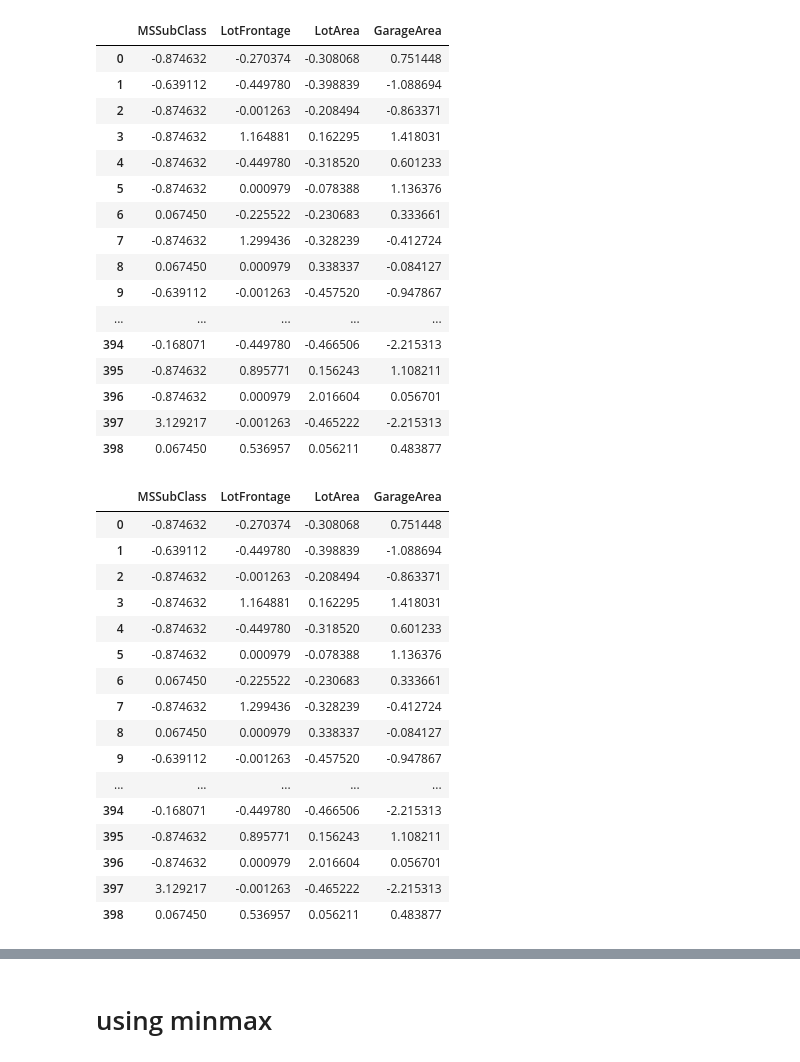
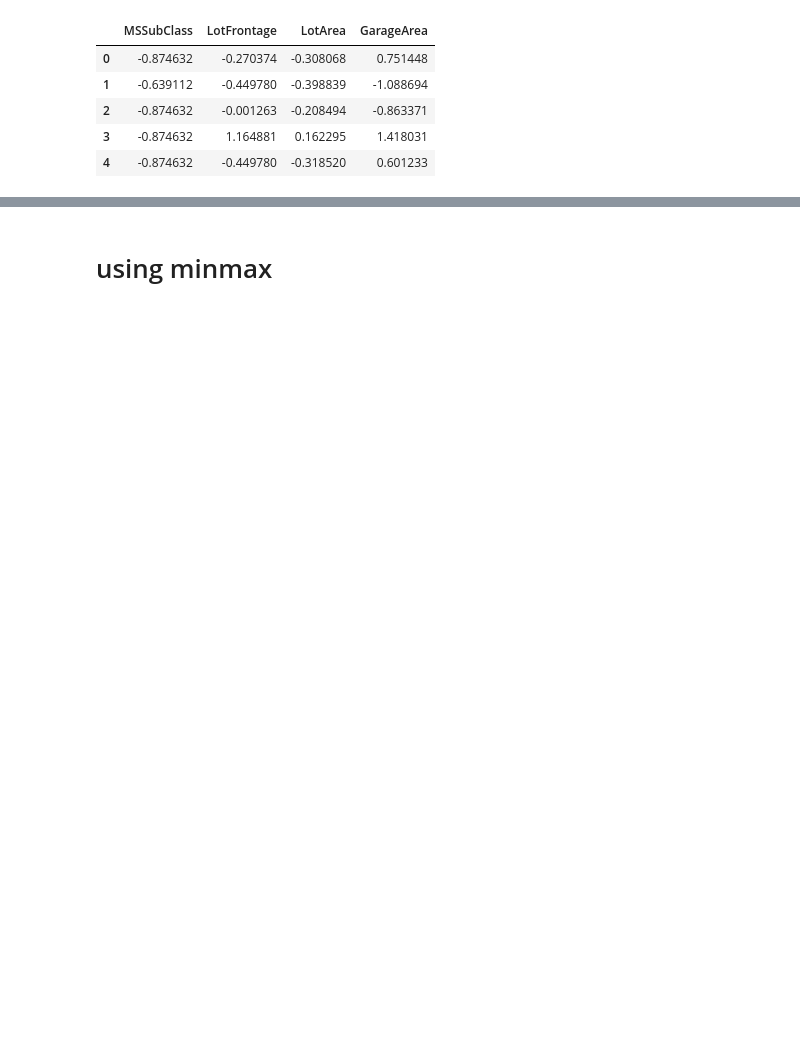
Before and after one commit to Rizwanali324/Data-cleaning-and-Preprocessing-for-analysis-Machine-learning, a Jupyter notebook: SK_learn/StandrizationAndNormalization_prac.ipynb, the cells around one changed output, grey strips where cells are left out. Saved outputs shown, nothing was run; the diff lists cells and outputs as text; code cells hidden in the pictures; blank space fills up the shorter version.

```diff
--- a/SK_learn/StandrizationAndNormalization_prac.ipynb
+++ b/SK_learn/StandrizationAndNormalization_prac.ipynb
@@ -261,42 +162,14 @@ array([[-8.74632182e-01, -2.70373602e-01, -3.08067694e-01,
 x_train_df=pd.DataFrame(x_train_sc_trf,columns=["MSSubClass","LotFrontage","LotArea","GarageArea"])
 x_test_df=pd.DataFrame(x_test_sc_trf,columns=["MSSubClass","LotFrontage","LotArea","GarageArea"])
 # %%
-x_train_df
+x_train_df.head()
 # %% [output]
 |  | MSSubClass | LotFrontage | LotArea | GarageArea |
 | 0 | -0.874632 | -0.270374 | -0.308068 | 0.751448 |
 | 1 | -0.639112 | -0.449780 | -0.398839 | -1.088694 |
 | 2 | -0.874632 | -0.001263 | -0.208494 | -0.863371 |
 | 3 | -0.874632 | 1.164881 | 0.162295 | 1.418031 |
 | 4 | -0.874632 | -0.449780 | -0.318520 | 0.601233 |
-| 5 | -0.874632 | 0.000979 | -0.078388 | 1.136376 |
-| 6 | 0.067450 | -0.225522 | -0.230683 | 0.333661 |
-| 7 | -0.874632 | 1.299436 | -0.328239 | -0.412724 |
-| 8 | 0.067450 | 0.000979 | 0.338337 | -0.084127 |
-| 9 | -0.639112 | -0.001263 | -0.457520 | -0.947867 |
-| ... | ... | ... | ... | ... |
-| 394 | -0.168071 | -0.449780 | -0.466506 | -2.215313 |
-| 395 | -0.874632 | 0.895771 | 0.156243 | 1.108211 |
-| 396 | -0.874632 | 0.000979 | 2.016604 | 0.056701 |
-| 397 | 3.129217 | -0.001263 | -0.465222 | -2.215313 |
-| 398 | 0.067450 | 0.536957 | 0.056211 | 0.483877 |
-|  | MSSubClass | LotFrontage | LotArea | GarageArea |
-| 0 | -0.874632 | -0.270374 | -0.308068 | 0.751448 |
-| 1 | -0.639112 | -0.449780 | -0.398839 | -1.088694 |
-| 2 | -0.874632 | -0.001263 | -0.208494 | -0.863371 |
-| 3 | -0.874632 | 1.164881 | 0.162295 | 1.418031 |
-| 4 | -0.874632 | -0.449780 | -0.318520 | 0.601233 |
-| 5 | -0.874632 | 0.000979 | -0.078388 | 1.136376 |
-| 6 | 0.067450 | -0.225522 | -0.230683 | 0.333661 |
-| 7 | -0.874632 | 1.299436 | -0.328239 | -0.412724 |
-| 8 | 0.067450 | 0.000979 | 0.338337 | -0.084127 |
-| 9 | -0.639112 | -0.001263 | -0.457520 | -0.947867 |
-| ... | ... | ... | ... | ... |
-| 394 | -0.168071 | -0.449780 | -0.466506 | -2.215313 |
-| 395 | -0.874632 | 0.895771 | 0.156243 | 1.108211 |
-| 396 | -0.874632 | 0.000979 | 2.016604 | 0.056701 |
-| 397 | 3.129217 | -0.001263 | -0.465222 | -2.215313 |
-| 398 | 0.067450 | 0.536957 | 0.056211 | 0.483877 |
 # %%
 #check the statistic of train data  after feauter scalin/transform
 x_train_df.describe().round(2)
```
Also changed, not shown: parts of 38 cells of this notebook, 4 other files.
